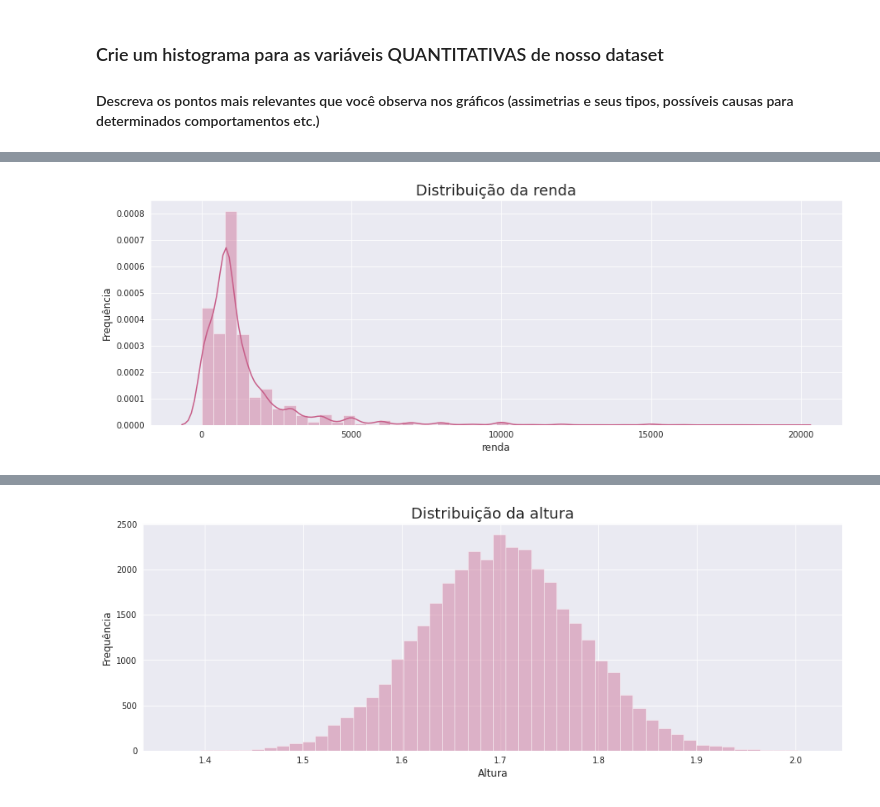
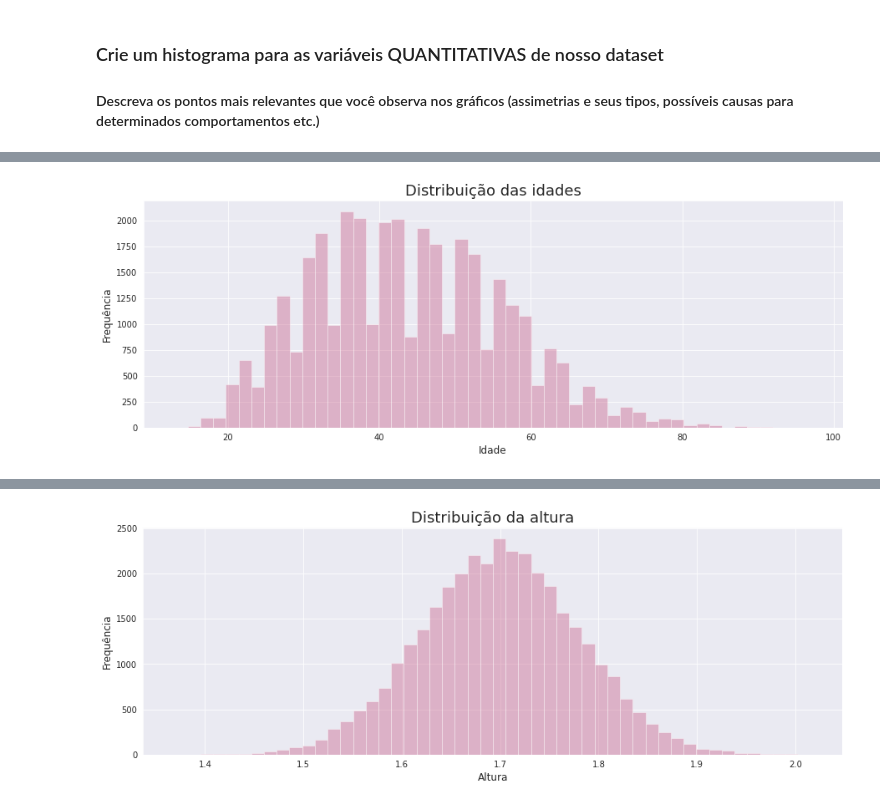
Before and after one commit to strawndri/estatistica-com-python, a Jupyter notebook: Notebooks/analise_descritiva.ipynb, the cells around one changed output, grey strips where cells are left out. Cells and saved outputs as stored; diff of their text form; code cells hidden in the pictures.

```diff
--- a/Notebooks/analise_descritiva.ipynb
+++ b/Notebooks/analise_descritiva.ipynb
@@ -258,5 +267,5 @@ Escreva suas conclusões aqui...
 # %%
-ax = sns.distplot(dataset.query('Renda < 20000').Renda, color="#c75d88")
-set_config('Distribuição da renda', 'renda', 'Frequência')
+ax = sns.distplot(dataset.Idade, kde = False, color="#c75d88")
+set_config('Distribuição das idades', 'Idade', 'Frequência')
 # %% [output]
-[figure, old version]
+[figure, new version]
```
Also changed, not shown: parts of 5 cells of this notebook.
